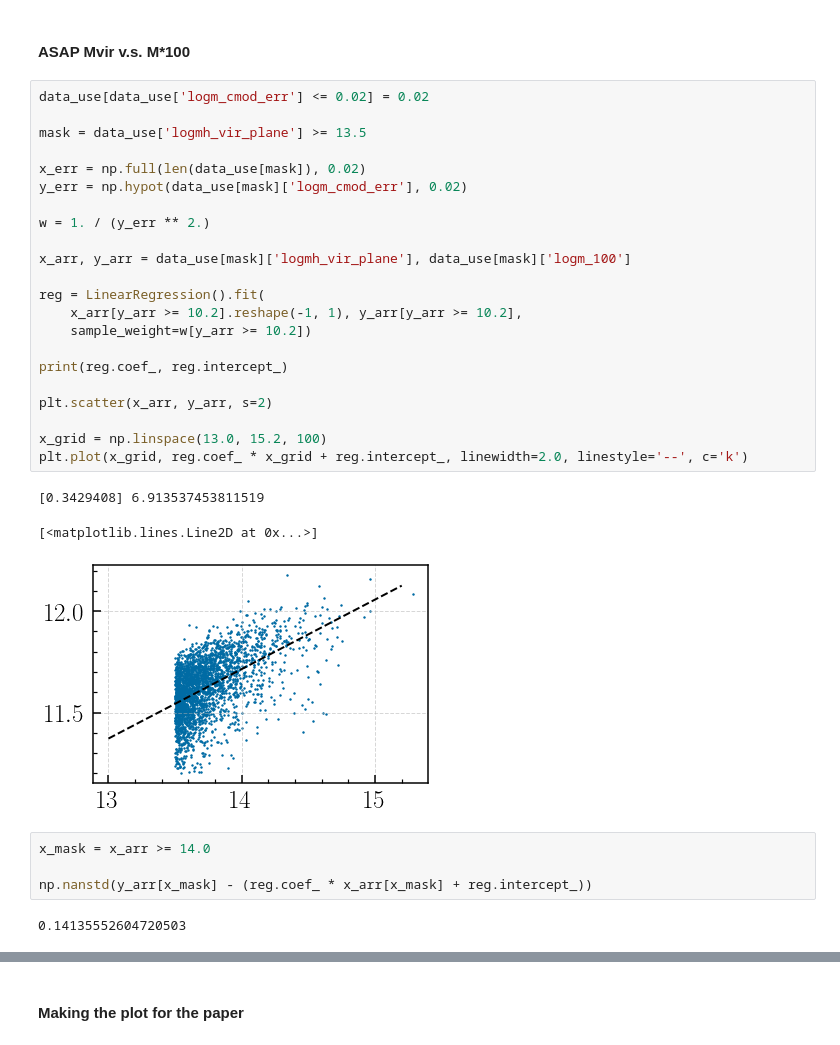
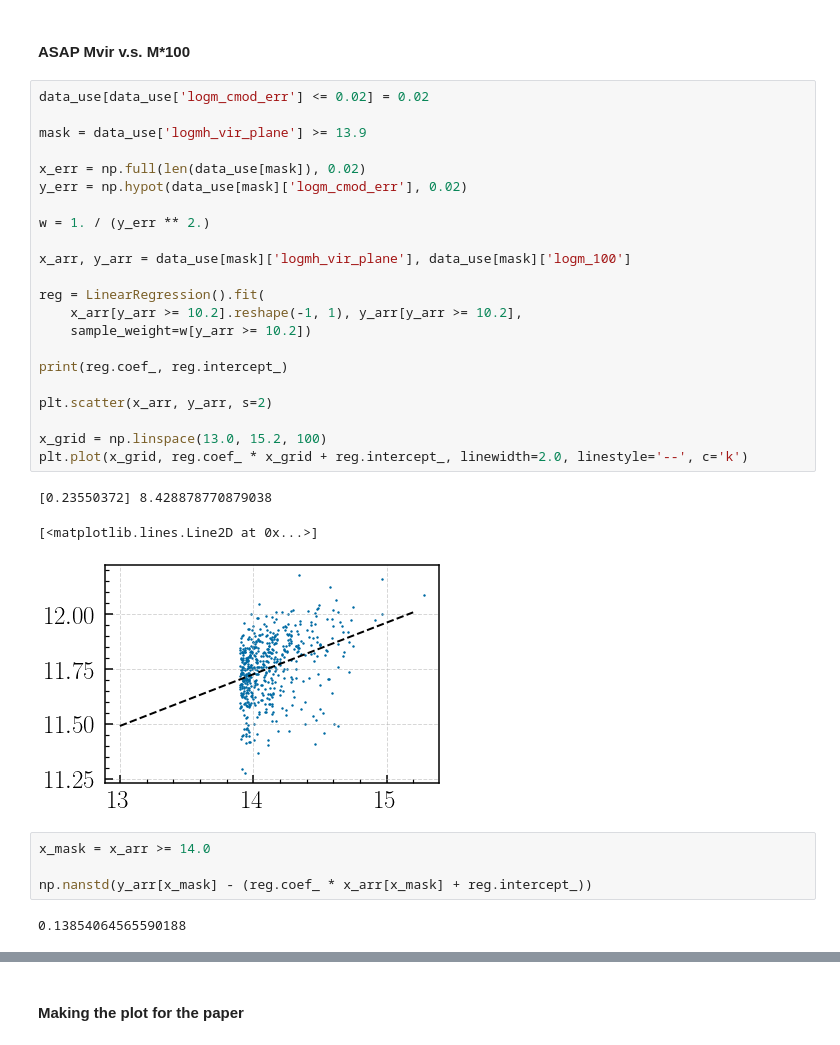
Before and after one commit to dr-guangtou/jianbing, a Jupyter notebook: notebooks/figure/fig12.ipynb, the cells around one changed output, grey strips where cells are left out. Cells and saved outputs as stored; diff of their text form.

Commit message:
Figure B1

```diff
--- a/notebooks/figure/fig12.ipynb
+++ b/notebooks/figure/fig12.ipynb
@@ -178,35 +181,35 @@ seconds 27.57
 # %%
 data_use[data_use['logm_cmod_err'] <= 0.02] = 0.02
 
-mask = data_use['logmh_vir_plane'] >= 13.5
+mask = data_use['logmh_vir_plane'] >= 13.9
 
 x_err = np.full(len(data_use[mask]), 0.02)
 y_err = np.hypot(data_use[mask]['logm_cmod_err'], 0.02)
 
 w = 1. / (y_err ** 2.)
 
 x_arr, y_arr = data_use[mask]['logmh_vir_plane'], data_use[mask]['logm_100']
 
 reg = LinearRegression().fit(
     x_arr[y_arr >= 10.2].reshape(-1, 1), y_arr[y_arr >= 10.2],
     sample_weight=w[y_arr >= 10.2])
 
 print(reg.coef_, reg.intercept_)
 
 plt.scatter(x_arr, y_arr, s=2)
 
 x_grid = np.linspace(13.0, 15.2, 100)
 plt.plot(x_grid, reg.coef_ * x_grid + reg.intercept_, linewidth=2.0, linestyle='--', c='k')
 # %% [output]
-[0.3429408] 6.913537453811519
+[0.23550372] 8.428878770879038
 [<matplotlib.lines.Line2D at 0x...>]
-[figure, old version]
+[figure, new version]
 # %%
 x_mask = x_arr >= 14.0
 
 np.nanstd(y_arr[x_mask] - (reg.coef_ * x_arr[x_mask] + reg.intercept_))
 # %% [output]
-0.14135552604720503
+0.13854064565590188
 # %%
 lts_linefit.lts_linefit(
     x_arr, y_arr, x_err, y_err, pivot=np.nanmedian(x_arr), clip=4.0
```
Also changed, not shown: parts of 3 cells of this notebook, 5 other files.
